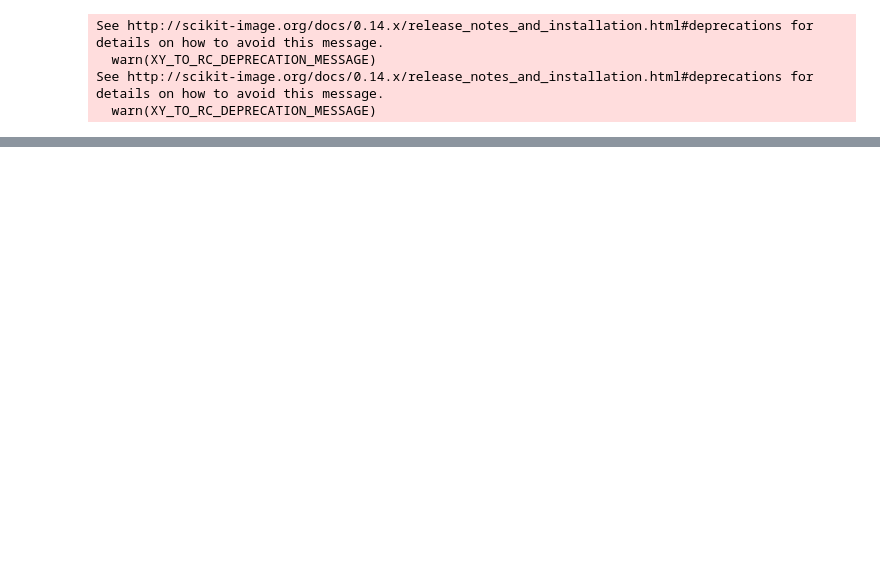
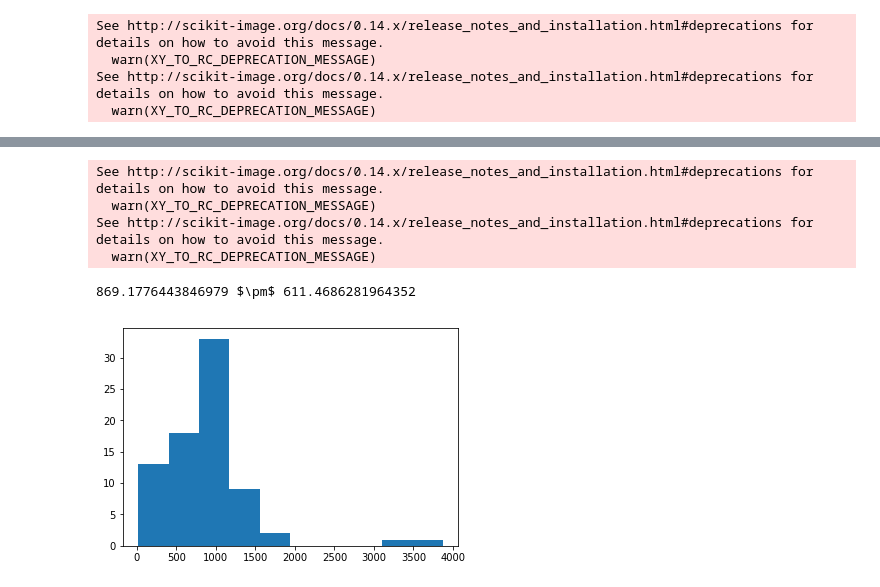
Before and after one commit to jiongyi/postdoc, a Jupyter notebook: actin_assembly/bead_motility/2019_02_16_measure_actin_fluorescence_intensity.ipynb, the cells around one changed output, grey strips where cells are left out. Drawn from its saved outputs; the diff is of its cells as text; code cells hidden in the pictures; blank space fills up the shorter version.

Commit message:
Measured npf density

```diff
--- a/actin_assembly/bead_motility/2019_02_16_measure_actin_fluorescence_intensity.ipynb
+++ b/actin_assembly/bead_motility/2019_02_16_measure_actin_fluorescence_intensity.ipynb
@@ -19,0 +20,12 @@ print(str(mean(npf_intensity_row)) + ' $\pm$ ' + str(std(npf_intensity_row)))
+# %%
+data_folder_path_str = '/home/jiongyi/Documents/bead_motility/2019_02_15/4000_nM_proII_647_actin_025_nM_arp23_025_nM_cp/100_nM_n_wasp_pwwca'
+npf_intensity_row = measure_npf_density(data_folder_path_str)
+hist(npf_intensity_row)
+print(str(mean(npf_intensity_row)) + ' $\pm$ ' + str(std(npf_intensity_row)))
+# %% [output]
+See http://scikit-image.org/docs/0.14.x/release_notes_and_installation.html#deprecations for details on how to avoid this message.
+  warn(XY_TO_RC_DEPRECATION_MESSAGE)
+See http://scikit-image.org/docs/0.14.x/release_notes_and_installation.html#deprecations for details on how to avoid this message.
+  warn(XY_TO_RC_DEPRECATION_MESSAGE)
+869.1776443846979 $\pm$ 611.4686281964352
+[figure, added]
```
Also changed, not shown: parts of 7 cells of this notebook.
